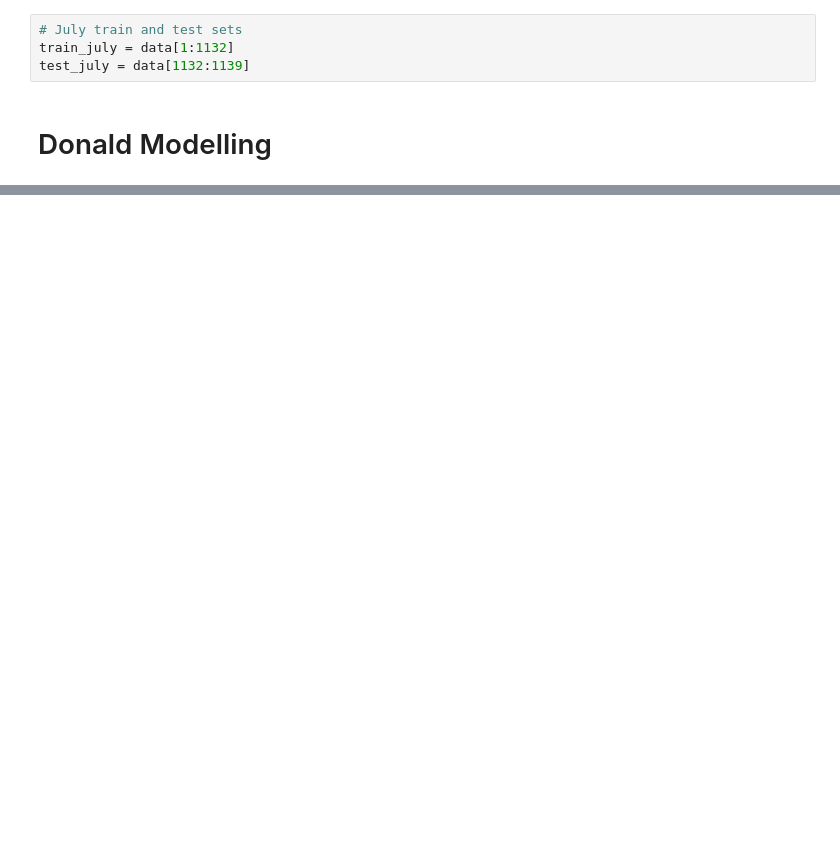
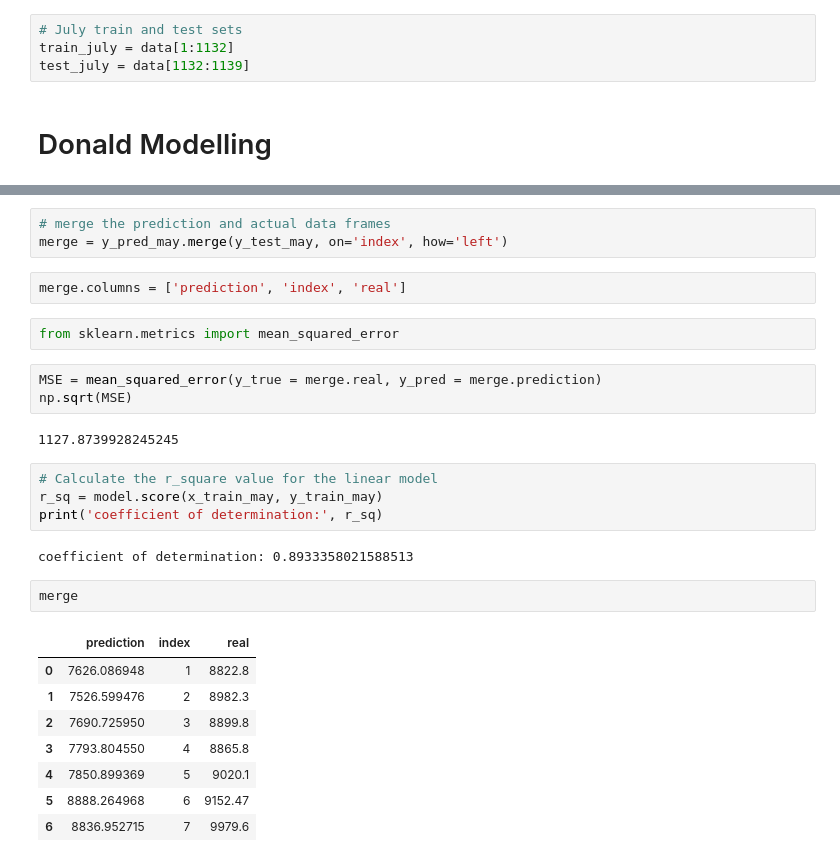
Before and after one commit to DonaldTurton/iLab2, a Jupyter notebook: Mdoelling_1.ipynb, the cells around one changed output, grey strips where cells are left out. Drawn from its saved outputs; the diff is of its cells as text; blank space fills up the shorter version.

```diff
--- a/Mdoelling_1.ipynb
+++ b/Mdoelling_1.ipynb
@@ -277,0 +374,29 @@ test_july = data[1132:1139]
+# %%
+# merge the prediction and actual data frames
+merge = y_pred_may.merge(y_test_may, on='index', how='left')
+# %%
+merge.columns = ['prediction', 'index', 'real']
+# %%
+from sklearn.metrics import mean_squared_error
+# %%
+MSE = mean_squared_error(y_true = merge.real, y_pred = merge.prediction)
+np.sqrt(MSE)
+# %% [output]
+1127.8739928245245
+# %%
+# Calculate the r_square value for the linear model
+r_sq = model.score(x_train_may, y_train_may)
+print('coefficient of determination:', r_sq)
+# %% [output]
+coefficient of determination: 0.8933358021588513
+# %%
+merge
+# %% [output]
+|  | prediction | index | real |
+| 0 | 7626.086948 | 1 | 8822.8 |
+| 1 | 7526.599476 | 2 | 8982.3 |
+| 2 | 7690.725950 | 3 | 8899.8 |
+| 3 | 7793.804550 | 4 | 8865.8 |
+| 4 | 7850.899369 | 5 | 9020.1 |
+| 5 | 8888.264968 | 6 | 9152.47 |
+| 6 | 8836.952715 | 7 | 9979.6 |
```
Also changed, not shown: parts of 13 cells of this notebook.
